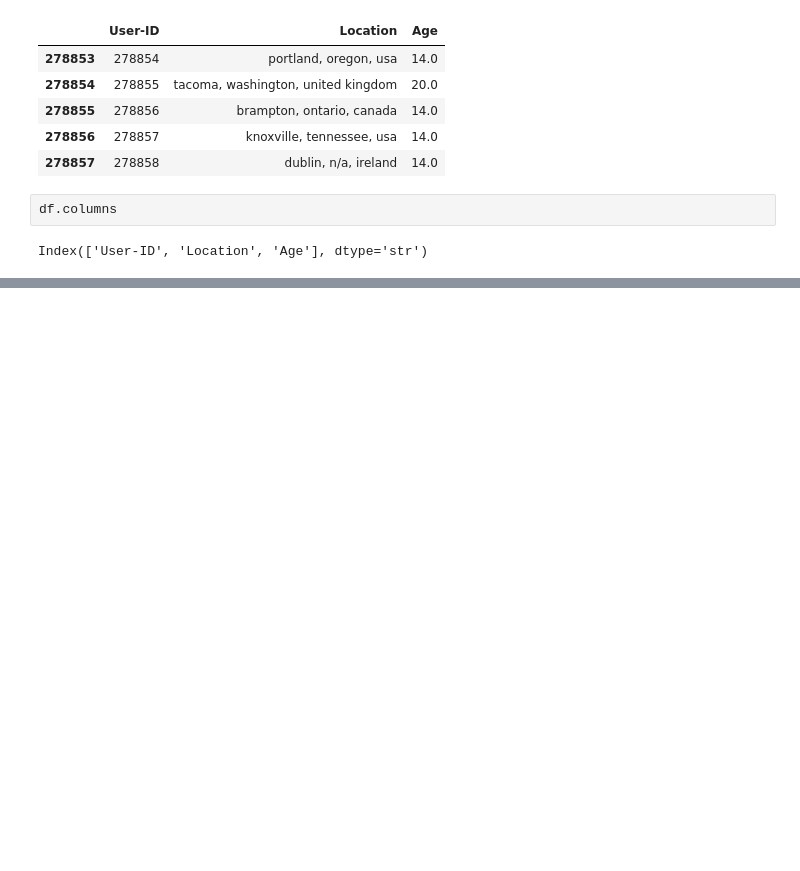
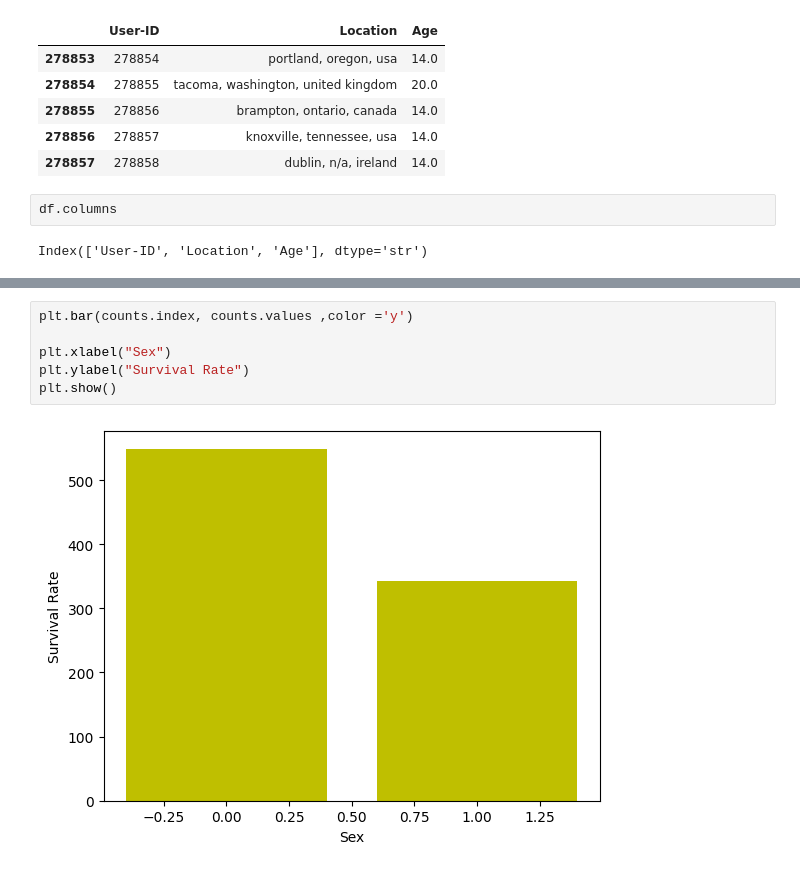
Before and after one commit to ramashishmaurya/Machine-learning, a Jupyter notebook: Untitled.ipynb, the cells around one changed output, grey strips where cells are left out. Saved outputs shown, nothing was run; the diff lists cells and outputs as text; blank space fills up the shorter version.

```diff
--- a/Untitled.ipynb
+++ b/Untitled.ipynb
@@ -75,0 +116,8 @@ Index(['User-ID', 'Location', 'Age'], dtype='str')
+# %%
+plt.bar(counts.index, counts.values ,color ='y')
+
+plt.xlabel("Sex")
+plt.ylabel("Survival Rate")
+plt.show()
+# %% [output]
+[figure, added]
```
Also changed, not shown: parts of 35 cells of this notebook, 4 other files.
